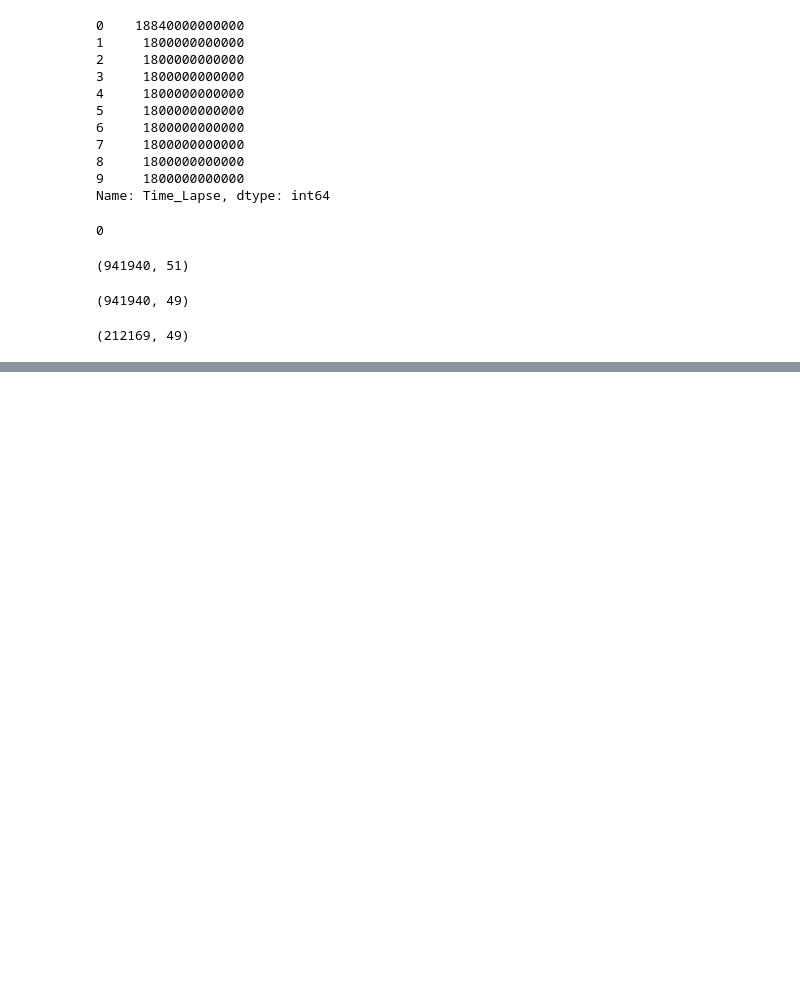
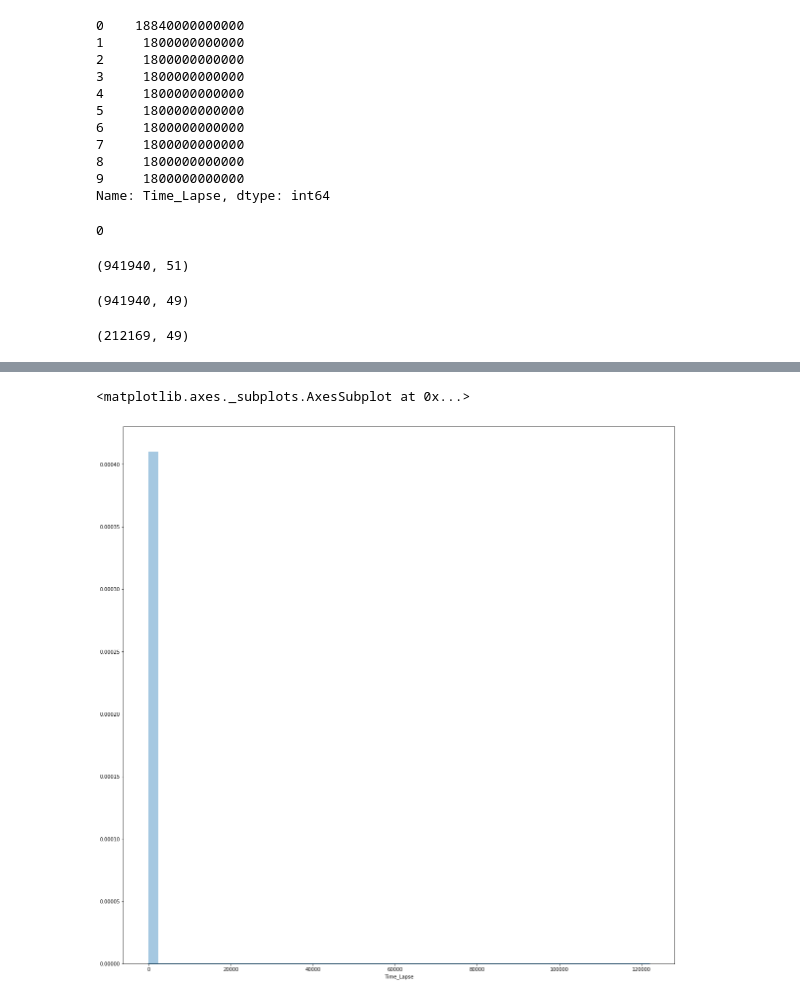
Before and after one commit to mcerow/traffic_times, a Jupyter notebook: Data cleaning.ipynb, the cells around one changed output, grey strips where cells are left out. Drawn from its saved outputs; the diff is of its cells as text; code cells hidden in the pictures; blank space fills up the shorter version.

```diff
--- a/Data cleaning.ipynb
+++ b/Data cleaning.ipynb
@@ -186,0 +207,6 @@ Series([], Name: Severity, dtype: int64)
+# %%
+plt.figure(figsize=(20,20))
+sns.distplot(USA_2019['Time_Lapse'])
+# %% [output]
+<matplotlib.axes._subplots.AxesSubplot at 0x...>
+[figure, added]
```
Also changed, not shown: parts of 31 cells of this notebook, 8 other files.
